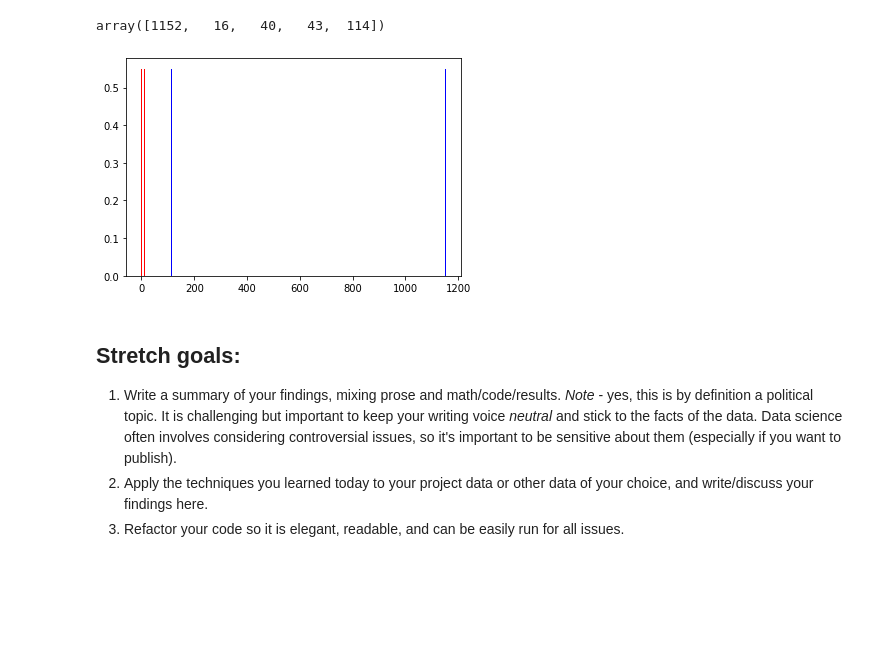
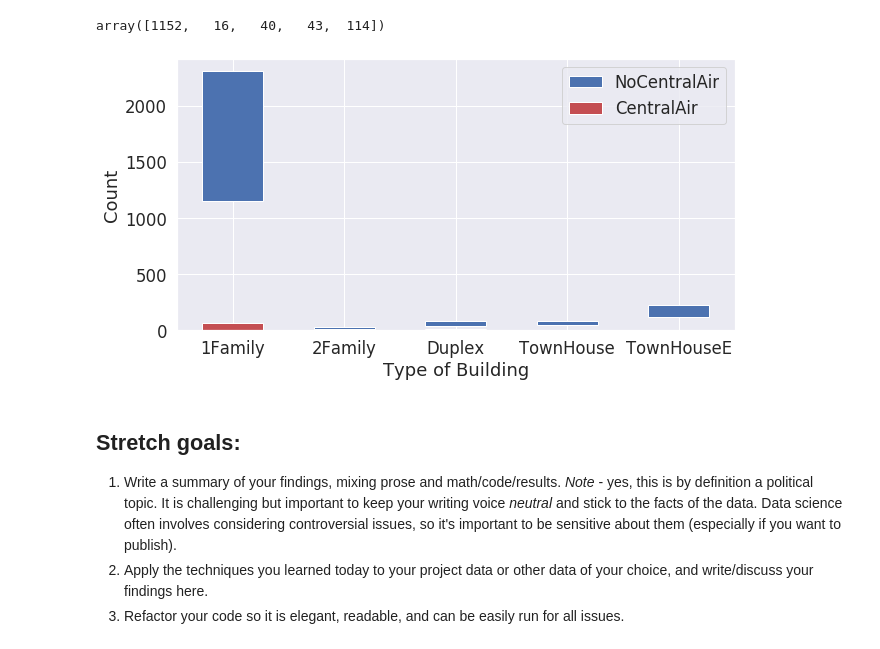
Before and after one commit to lmstephens/DS-Unit-1-Sprint-2-Statistics, a Jupyter notebook: module2/LS_DS_122_Sampling_Confidence_Intervals_and_Hypothesis_Testing_Assignment.ipynb, the cells around one changed output. Drawn from its saved outputs; the diff is of its cells as text; code cells hidden in the pictures; blank space fills up the shorter version.

```diff
--- a/module2/LS_DS_122_Sampling_Confidence_Intervals_and_Hypothesis_Testing_Assignment.ipynb
+++ b/module2/LS_DS_122_Sampling_Confidence_Intervals_and_Hypothesis_Testing_Assignment.ipynb
@@ -216,7 +216,3 @@ Duplex      52
 Twnhs       43
 TwnhsE     114
 Name: BldgType, dtype: int64
-# %%
-cut_points = [0, 9, 19, 29, 39, 49, 1000]
-label_names = ['1Family', '2Family', 'Duplex', 'TownHouse', 'TownHouseE']
-df['BldgType'] = pd.cut(df['BldgType'],cut_points, labels=label_names)
@@ -248,7 +243,13 @@ label_names = ['1Family', '2Family', 'Duplex', 'TownHouse', 'TownHouseE']
 # %%
-#plot the bar chart
-pl = plt.bar(CentralAir, 0.55, color='r')
-p2 = plt.bar(NoCentralAir, 0.55, color='b')
-#p2 = plt.bar(NoCentralAir, 0.55, color='b', bottom=NoCentralAir)
+#Plots the bar chart
+fig = plt.figure(figsize=(10, 5))
+sns.set(font_scale=1.5)
+p1 = plt.bar(label_names, CentralAir, 0.55, color='r')
+p2 = plt.bar(label_names, NoCentralAir, 0.55, color='b', bottom=NoCentralAir)
+
+plt.legend((p2[0], p1[0]), ('NoCentralAir','CentralAir'))
+plt.xlabel('Type of Building')
+plt.ylabel('Count')
+plt.show()
 # %% [output]
-[figure, old version]
+[figure, new version]
```
Also changed, not shown: parts of 8 cells of this notebook.
